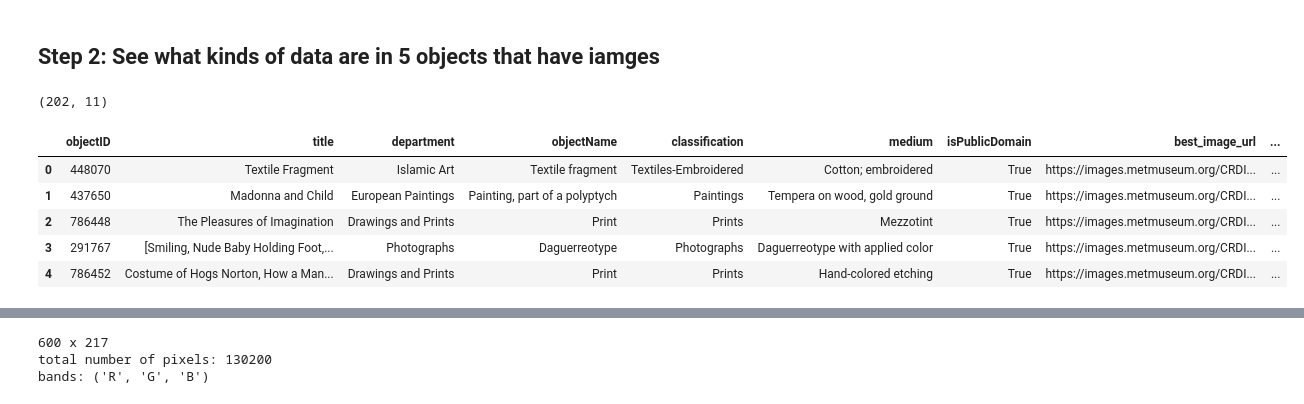
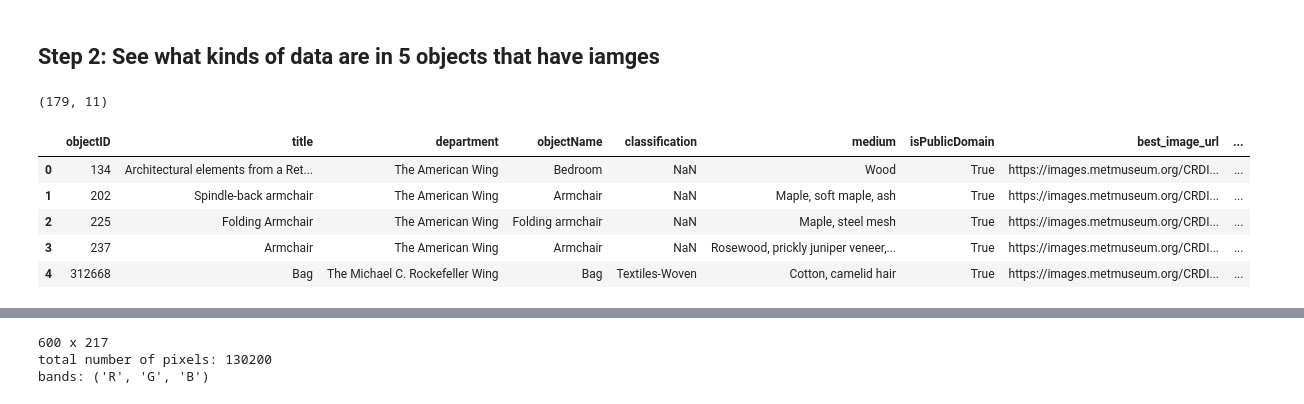
Before and after one commit to kaoriogawa-PSAM-5020-spring2026/Project, a Jupyter notebook: milestone01.ipynb, the cells around one changed output, grey strips where cells are left out. Saved outputs shown, nothing was run; the diff lists cells and outputs as text; code cells hidden in the pictures.

```diff
--- a/milestone01.ipynb
+++ b/milestone01.ipynb
@@ -238,15 +238,15 @@ from sklearn.cluster import KMeans
 from image_utils import get_pixels, make_image
 # %%
 # read csv
-df_image = pd.read_csv("downloadable_images_202.csv")
+df_image = pd.read_csv("downloadable_images_textile".csv")
 print(df_image.shape)
 df_image.head()
 # %% [output]
-(202, 11)
+(179, 11)
 |  | objectID | title | department | objectName | classification | medium | isPublicDomain | best_image_url | ... |
-| 0 | 448070 | Textile Fragment | Islamic Art | Textile fragment | Textiles-Embroidered | Cotton; embroidered | True | https://images.metmuseum.org/CRDI... | ... |
-| 1 | 437650 | Madonna and Child | European Paintings | Painting, part of a polyptych | Paintings | Tempera on wood, gold ground | True | https://images.metmuseum.org/CRDI... | ... |
-| 2 | 786448 | The Pleasures of Imagination | Drawings and Prints | Print | Prints | Mezzotint | True | https://images.metmuseum.org/CRDI... | ... |
-| 3 | 291767 | [Smiling, Nude Baby Holding Foot,... | Photographs | Daguerreotype | Photographs | Daguerreotype with applied color | True | https://images.metmuseum.org/CRDI... | ... |
-| 4 | 786452 | Costume of Hogs Norton, How a Man... | Drawings and Prints | Print | Prints | Hand-colored etching | True | https://images.metmuseum.org/CRDI... | ... |
+| 0 | 134 | Architectural elements from a Ret... | The American Wing | Bedroom | NaN | Wood | True | https://images.metmuseum.org/CRDI... | ... |
+| 1 | 202 | Spindle-back armchair | The American Wing | Armchair | NaN | Maple, soft maple, ash | True | https://images.metmuseum.org/CRDI... | ... |
+| 2 | 225 | Folding Armchair | The American Wing | Folding armchair | NaN | Maple, steel mesh | True | https://images.metmuseum.org/CRDI... | ... |
+| 3 | 237 | Armchair | The American Wing | Armchair | NaN | Rosewood, prickly juniper veneer,... | True | https://images.metmuseum.org/CRDI... | ... |
+| 4 | 312668 | Bag | The Michael C. Rockefeller Wing | Bag | Textiles-Woven | Cotton, camelid hair | True | https://images.metmuseum.org/CRDI... | ... |
 # %%
```
Also changed, not shown: parts of 12 cells of this notebook, 3 other files.
